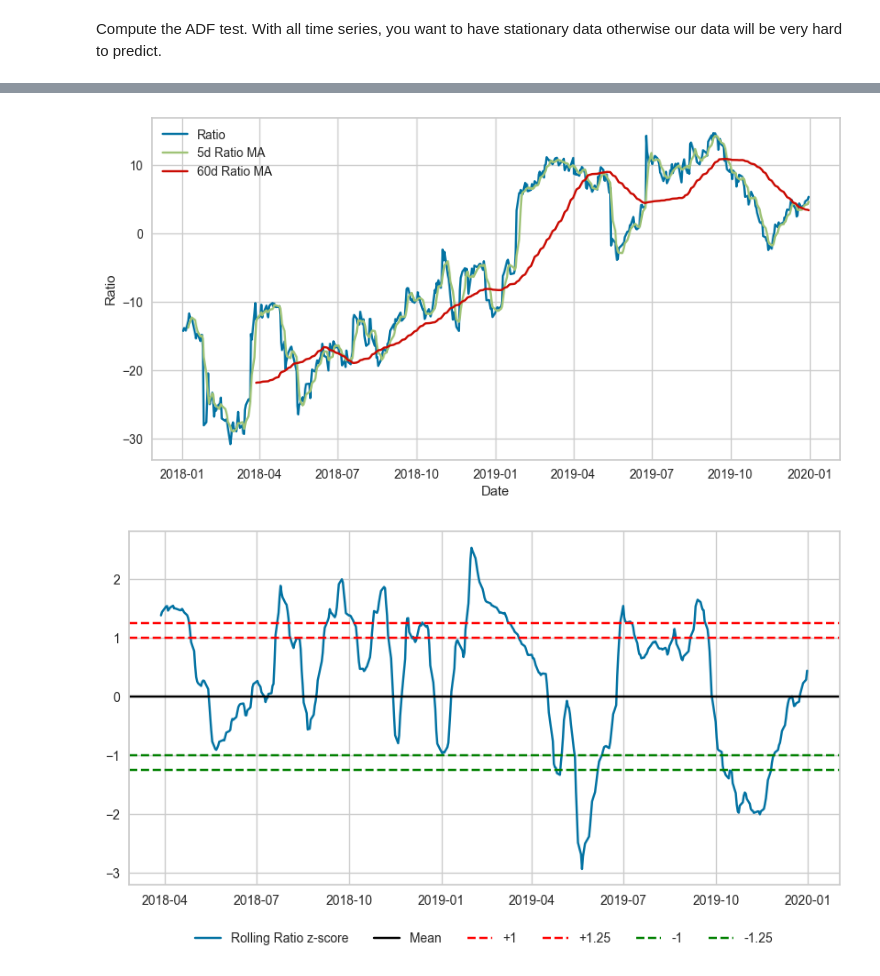
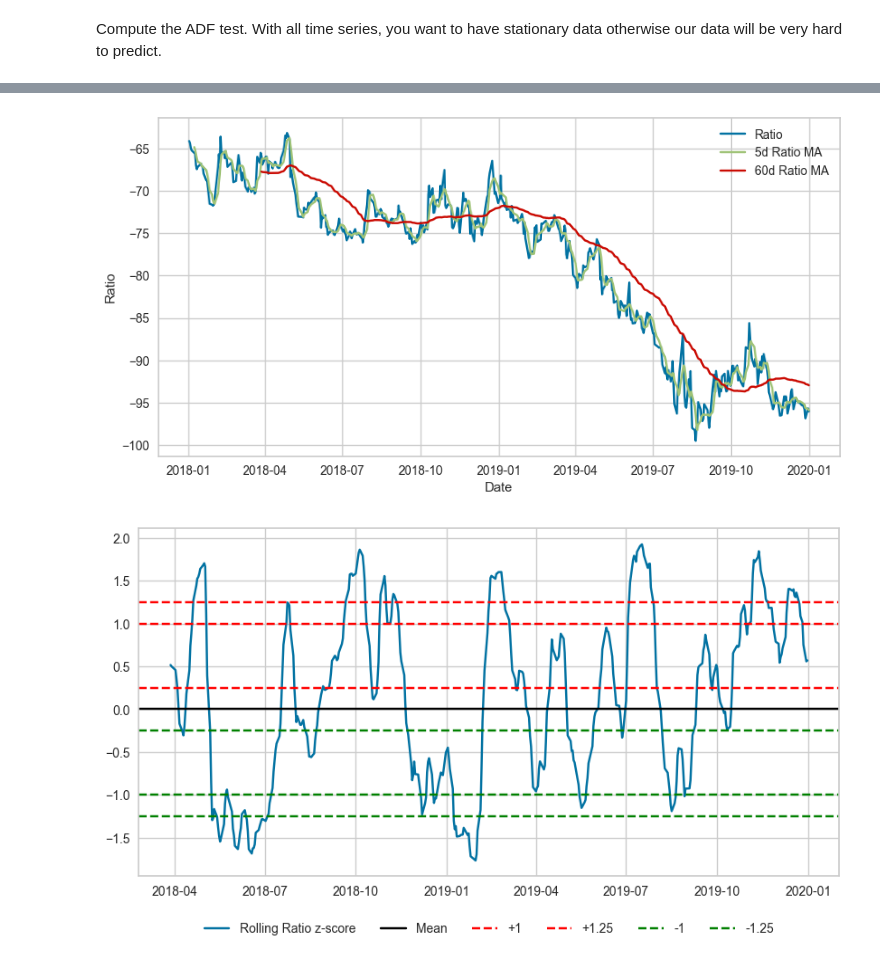
Before and after one commit to dasoaujisi/FDS-Project, a Jupyter notebook: Cluster_deepdive.ipynb, the cells around one changed output, grey strips where cells are left out. Cells and saved outputs as stored; diff of their text form; code cells hidden in the pictures.

```diff
--- a/Cluster_deepdive.ipynb
+++ b/Cluster_deepdive.ipynb
@@ -31,8 +31,8 @@ cluster_tickers = clusters.loc[clusters['cluster'] == cluster_id, 'ticker']
 preferred_cluster = data[cluster_tickers]
 # %%
 plt.figure(figsize=(8, 6), dpi=100)
-stock_1_name = preferred_cluster.columns[0]
-stock_2_name = preferred_cluster.columns[1]
+stock_1_name = "BRO"
+stock_2_name = "FIS"
 stock_1 = preferred_cluster[stock_1_name]
 stock_2 = preferred_cluster[stock_2_name]
 
@@ -116,19 +116,21 @@ plt.xlabel('Date')
 plt.ylabel('Ratio')
 plt.show()
 # %% [output]
-[figure, old version]
+[figure, new version]
 # %%
 plt.figure(figsize=(10, 5))
 plt.plot(zscore_60_5)
 plt.axhline(0, color='black')
 plt.axhline(1, color='red', linestyle='--')
 plt.axhline(1.25, color='red', linestyle='--')
 plt.axhline(-1, color='green', linestyle='--')
 plt.axhline(-1.25, color='green', linestyle='--')
+plt.axhline(0.25, color='red', linestyle='--')
+plt.axhline(-0.25, color='green', linestyle='--')
 plt.legend(['Rolling Ratio z-score', 'Mean', '+1','+1.25','-1','-1.25'], loc='upper center', bbox_to_anchor=(0.5, -0.1), ncol=6)
 plt.show()
 # %% [output]
-[figure, old version]
+[figure, new version]
 # %%
 plt.figure(figsize=(8, 6), dpi=200)
 plt.plot(ratio)
```
Also changed, not shown: parts of 9 cells of this notebook, 1 other file.
